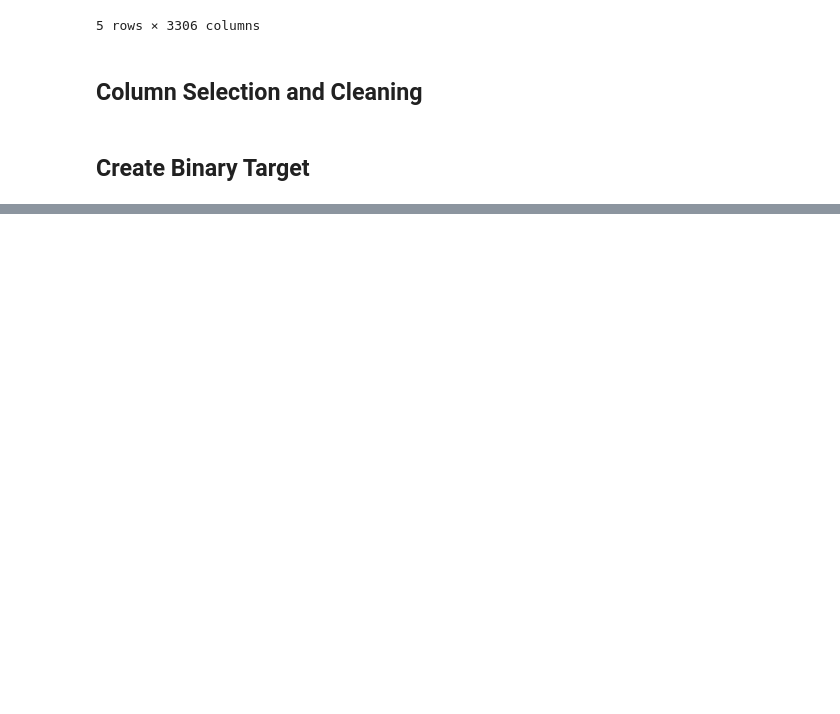
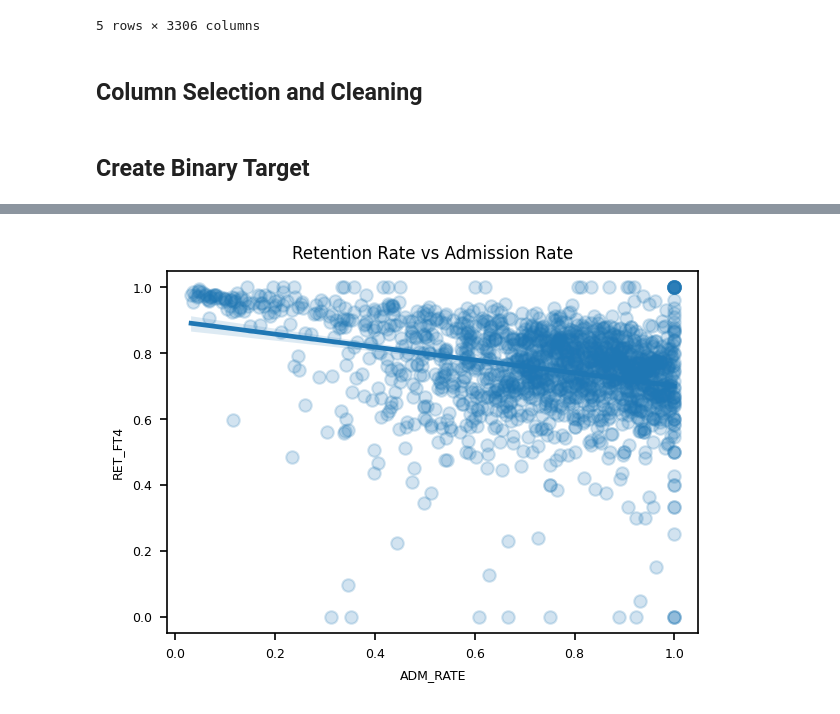
Before and after one commit to sebomaniac/student-retention-predictor, a Jupyter notebook: notebooks/retention-model.ipynb, the cells around one changed output, grey strips where cells are left out. Saved outputs shown, nothing was run; the diff lists cells and outputs as text; code cells hidden in the pictures; blank space fills up the shorter version.

```diff
--- a/notebooks/retention-model.ipynb
+++ b/notebooks/retention-model.ipynb
@@ -71,0 +119,12 @@ df = pd.get_dummies(df, columns=['REGION', 'LOCALE_GROUPED'], drop_first=True)
+# %%
+plt.figure(figsize=(4, 3), dpi=150, layout='constrained')
+plt.title("Retention Rate vs Admission Rate", fontsize=8)
+plt.xlabel("Admission Rate", fontsize=6)
+plt.ylabel("Retention Rate", fontsize=6)
+plt.xticks(fontsize=6)
+plt.yticks(fontsize=6)
+
+sns.regplot(x='ADM_RATE', y='RET_FT4', data=df, scatter_kws={'alpha':0.2})
+plt.show()
+# %% [output]
+[figure, added]
```
Also changed, not shown: parts of 9 cells of this notebook.
